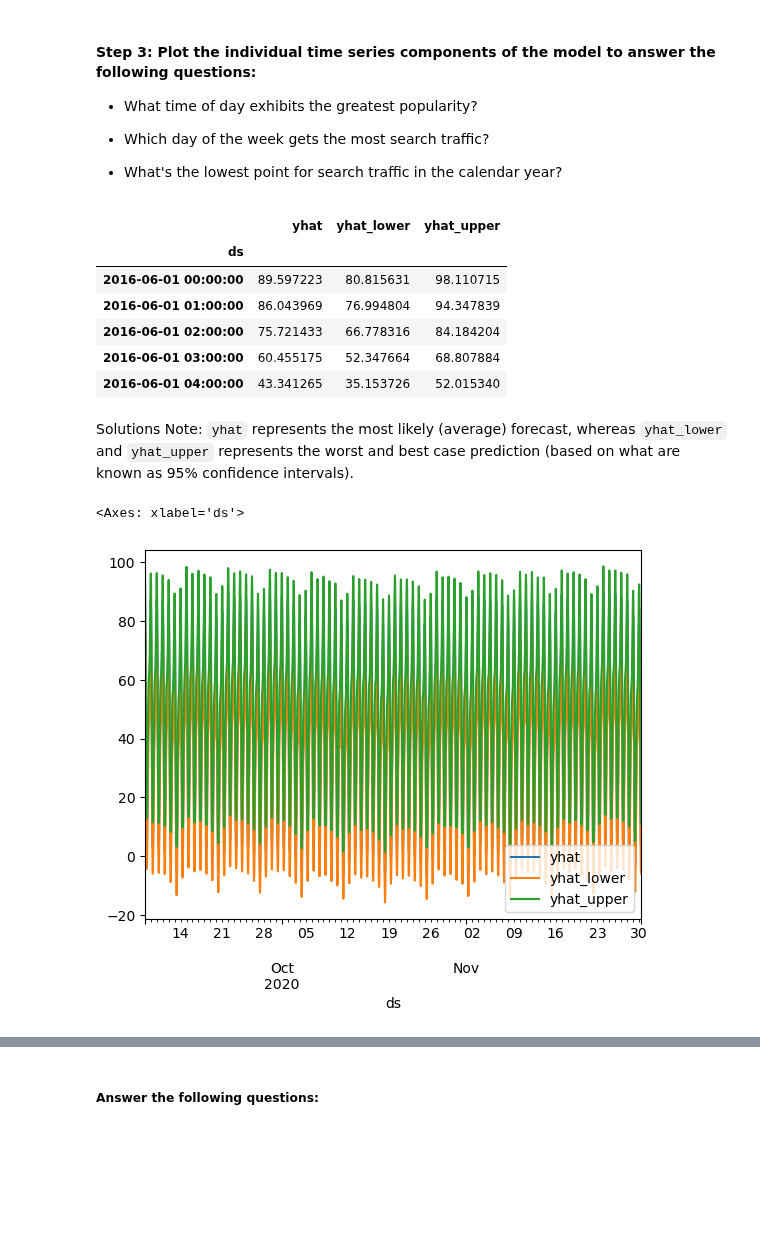
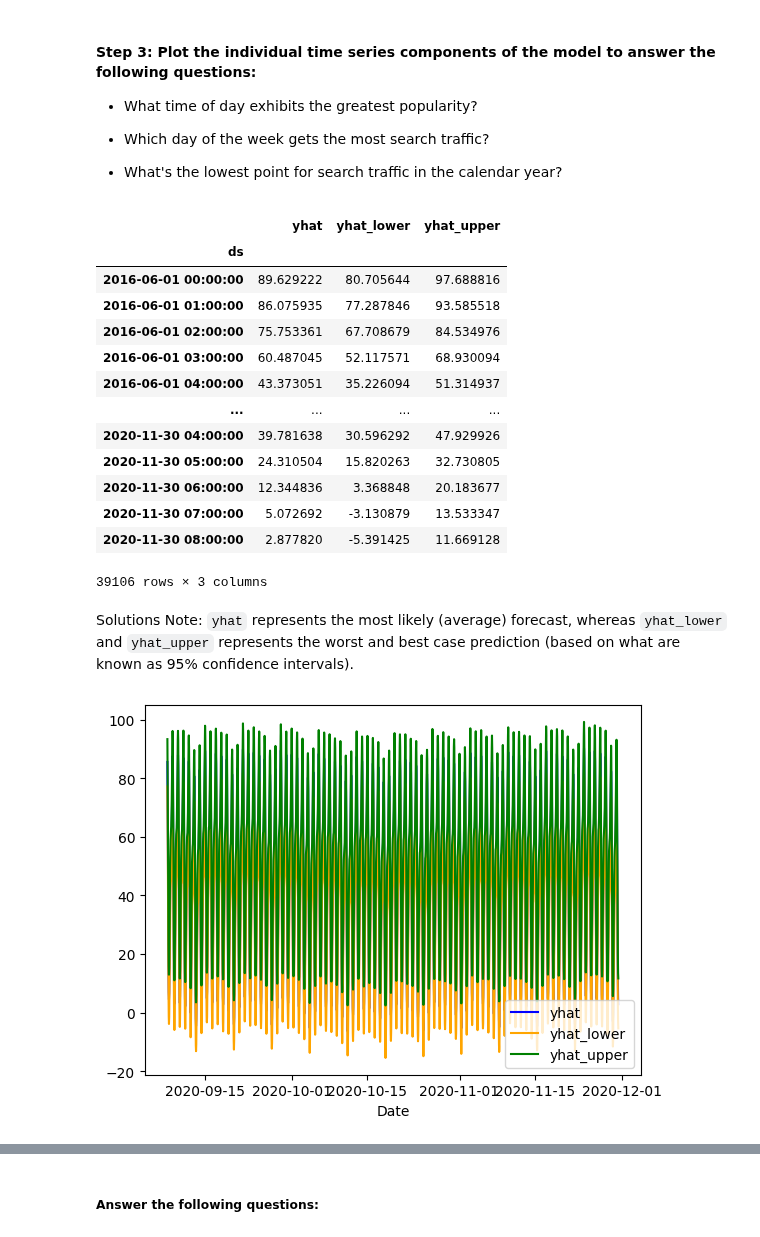
Before and after one commit to iabdullah42/prophet-challenge, a Jupyter notebook: M8_Starter_Code/forecasting_net_prophet.ipynb, the cells around one changed output, grey strips where cells are left out. Cells and saved outputs as stored; diff of their text form; code cells hidden in the pictures; blank space fills up the shorter version.

```diff
--- a/M8_Starter_Code/forecasting_net_prophet.ipynb
+++ b/M8_Starter_Code/forecasting_net_prophet.ipynb
@@ -367,3 +436,4 @@ Now, you need to produce a time series model that analyzes and forecasts pattern
 # %%
 # Fit the time-series model.
+m.fit(prophet_df)
 # %% [output]
@@ -373,9 +450,10 @@ Now, you need to produce a time series model that analyzes and forecasts pattern
 # %%
 # Create a future dataframe to hold predictions
 # Make the prediction go out as far as 2000 hours (approx 80 days)
-
+future_mercado_trends = m.make_future_dataframe(periods=2000, freq='H')
 
 # View the last five rows of the future_mercado_trends DataFrame
+display(future_mercado_trends.tail())
 # %% [output]
 |  | ds |
 | 39101 | 2020-11-30 04:00:00 |
@@ -385,8 +463,9 @@ Now, you need to produce a time series model that analyzes and forecasts pattern
 | 39105 | 2020-11-30 08:00:00 |
 # %%
 # Make the predictions for the trend data using the future_mercado_trends DataFrame
-
+forecast_mercado_trends = m.predict(future_mercado_trends)
 
 # Display the first five rows of the forecast_mercado_trends DataFrame
+display(forecast_mercado_trends.head())
 # %% [output]
 |  | ds | trend | yhat_lower | yhat_upper | trend_lower | trend_upper | additive_terms | ... |
@@ -419,24 +499,41 @@ Now, you need to produce a time series model that analyzes and forecasts pattern
 * What's the lowest point for search traffic in the calendar year?
 # %%
 # Set the index in the forecast_mercado_trends DataFrame to the ds datetime column
-
+forecast_mercado_trends.set_index('ds', inplace=True)
 
 # View the only the yhat,yhat_lower and yhat_upper columns from the DataFrame
+selected_columns = ['yhat', 'yhat_lower', 'yhat_upper']
+forecast_selected = forecast_mercado_trends[selected_columns]
+forecast_selected
 # %% [output]
 |  | yhat | yhat_lower | yhat_upper |
 | ds |  |  |  |
-| 2016-06-01 00:00:00 | 89.597223 | 80.815631 | 98.110715 |
-| 2016-06-01 01:00:00 | 86.043969 | 76.994804 | 94.347839 |
-| 2016-06-01 02:00:00 | 75.721433 | 66.778316 | 84.184204 |
-| 2016-06-01 03:00:00 | 60.455175 | 52.347664 | 68.807884 |
-| 2016-06-01 04:00:00 | 43.341265 | 35.153726 | 52.015340 |
+| 2016-06-01 00:00:00 | 89.629222 | 80.705644 | 97.688816 |
+| 2016-06-01 01:00:00 | 86.075935 | 77.287846 | 93.585518 |
+| 2016-06-01 02:00:00 | 75.753361 | 67.708679 | 84.534976 |
+| 2016-06-01 03:00:00 | 60.487045 | 52.117571 | 68.930094 |
+| 2016-06-01 04:00:00 | 43.373051 | 35.226094 | 51.314937 |
+| ... | ... | ... | ... |
+| 2020-11-30 04:00:00 | 39.781638 | 30.596292 | 47.929926 |
+| 2020-11-30 05:00:00 | 24.310504 | 15.820263 | 32.730805 |
+| 2020-11-30 06:00:00 | 12.344836 | 3.368848 | 20.183677 |
+| 2020-11-30 07:00:00 | 5.072692 | -3.130879 | 13.533347 |
+| 2020-11-30 08:00:00 | 2.877820 | -5.391425 | 11.669128 |
+39106 rows × 3 columns
 # %% [markdown]
 Solutions Note: `yhat` represents the most likely (average) forecast, whereas `yhat_lower` and `yhat_upper` represents the worst and best case prediction (based on what are known as 95% confidence intervals).
 # %%
 # From the forecast_mercado_trends DataFrame, plot the data to visualize
 #  the yhat, yhat_lower, and yhat_upper columns over the last 2000 hours
+forecast_last_2000_hours = forecast_mercado_trends.iloc[-2000:]
+plt.plot(forecast_last_2000_hours.index, forecast_last_2000_hours['yhat'], label='yhat', color='blue')
+plt.plot(forecast_last_2000_hours.index, forecast_last_2000_hours['yhat_lower'], label='yhat_lower', linestyle='-', color='orange')
+plt.plot(forecast_last_2000_hours.index, forecast_last_2000_hours['yhat_upper'], label='yhat_upper', linestyle='-', color='green')
+
+plt.xlabel('Date')
+plt.legend()
+plt.show()
 # %% [output]
-<Axes: xlabel='ds'>
-[figure, old version]
+[figure, new version]
 # %%
 # Reset the index in the forecast_mercado_trends DataFrame
```
Also changed, not shown: parts of 33 cells of this notebook.
